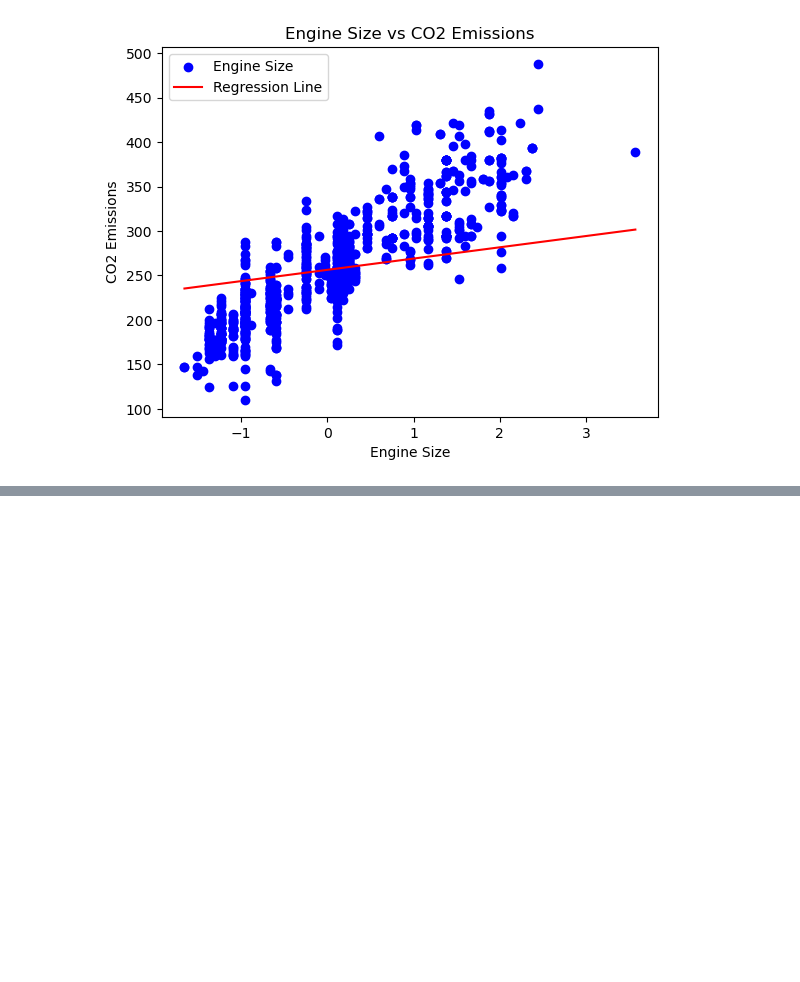
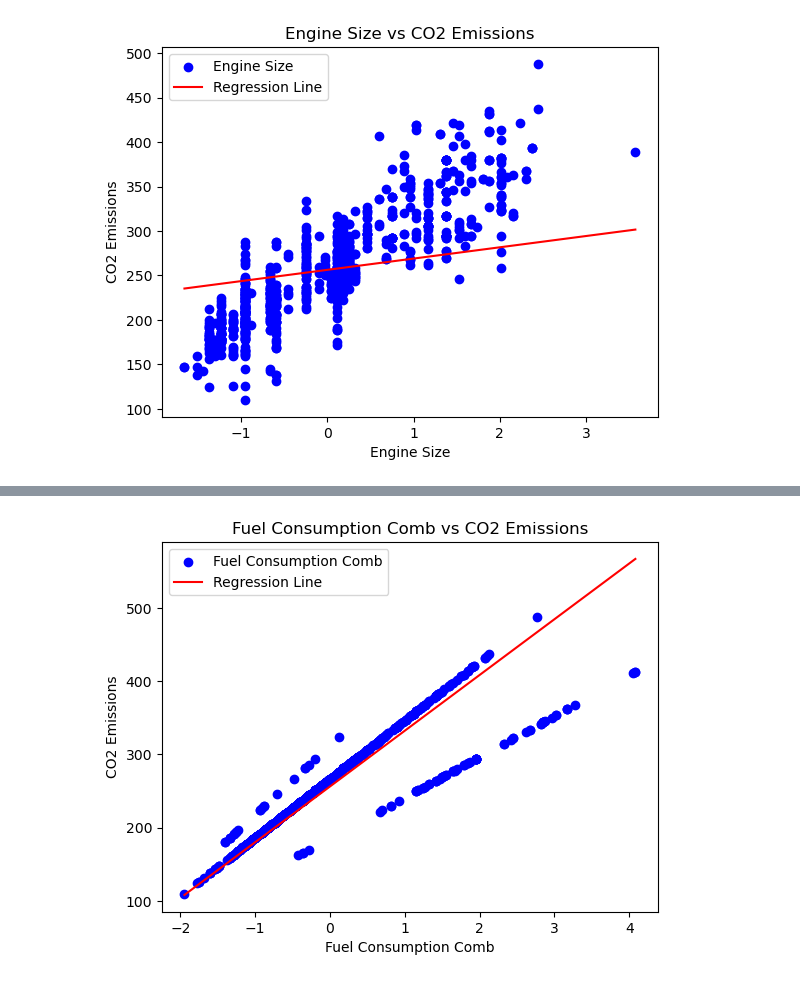
Before and after one commit to gps-stellar/Simple-Regression-Models, a Jupyter notebook: Multiple_Linear_Regression.ipynb, the cells around one changed output, grey strips where cells are left out. Saved outputs shown, nothing was run; the diff lists cells and outputs as text; code cells hidden in the pictures; blank space fills up the shorter version.

```diff
--- a/Multiple_Linear_Regression.ipynb
+++ b/Multiple_Linear_Regression.ipynb
@@ -226,0 +266,13 @@ plt.show()
+# %%
+plt.scatter(X_train[:, 4], y_train, color='blue', label='Fuel Consumption Comb')
+# Regression Line
+x_vals = np.linspace(X_train[:, 4].min(), X_train[:, 4].max(), 100)
+y_vals = coef_[4] * x_vals + intercept_
+plt.plot(x_vals, y_vals, color='red', label='Regression Line')
+plt.xlabel('Fuel Consumption Comb')
+plt.ylabel('CO2 Emissions')
+plt.title('Fuel Consumption Comb vs CO2 Emissions')
+plt.legend()
+plt.show()
+# %% [output]
+[figure, added]
```
Also changed, not shown: parts of 5 cells of this notebook.
